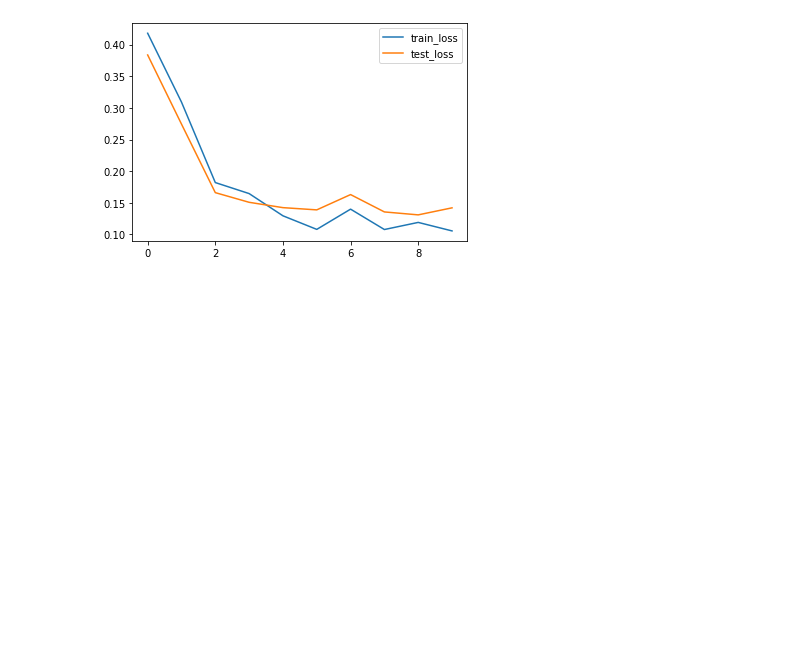
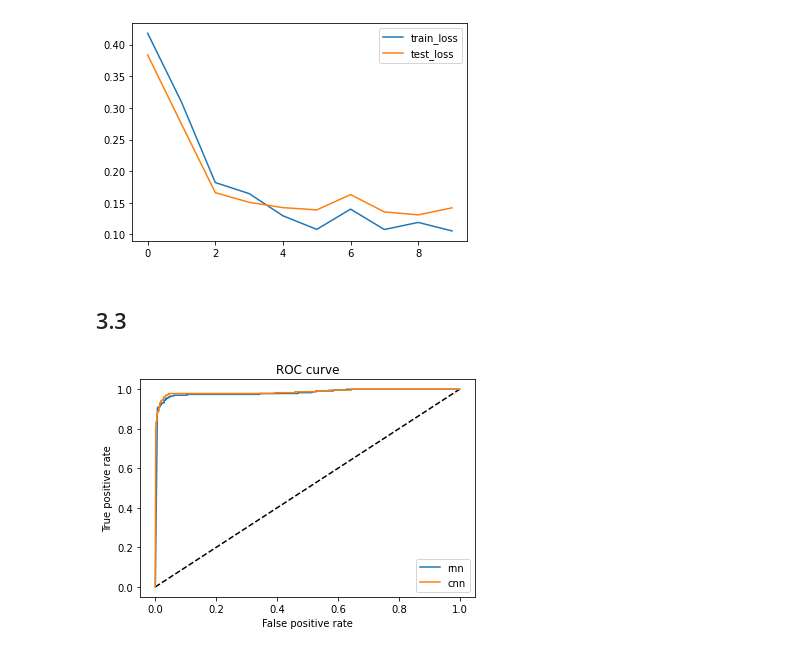
Before and after one commit to DylanJJH/590, a Jupyter notebook: A3.ipynb, the cells around one changed output. Drawn from its saved outputs; the diff is of its cells as text; code cells hidden in the pictures; blank space fills up the shorter version.

```diff
--- a/A3.ipynb
+++ b/A3.ipynb
@@ -394,3 +395,22 @@ plt.legend(['train_loss','test_loss'])
 # %% [output]
 <matplotlib.legend.Legend at 0x...>
 [figure]
+# %% [markdown]
+## 3.3
+# %%
+pred_rnn=RNN.predict(x_test)
+pred_cnn=CNN.predict(x_test)
+# %%
+fpr_rnn, tpr_rnn, rnn_ = roc_curve(y_test, pred_rnn)
+fpr_cnn, tpr_cnn, cnn_ = roc_curve(y_test, pred_cnn)
+# %%
+plt.plot([0, 1], [0, 1], 'k--')
+plt.plot(fpr_rnn, tpr_rnn, label='rnn')
+plt.plot(fpr_cnn, tpr_cnn, label='cnn')
+plt.xlabel('False positive rate')
+plt.ylabel('True positive rate')
+plt.title('ROC curve')
+plt.legend(loc='best')
+plt.show()
+# %% [output]
+[figure, added]
```
Also changed, not shown: parts of 1 cell of this notebook.
